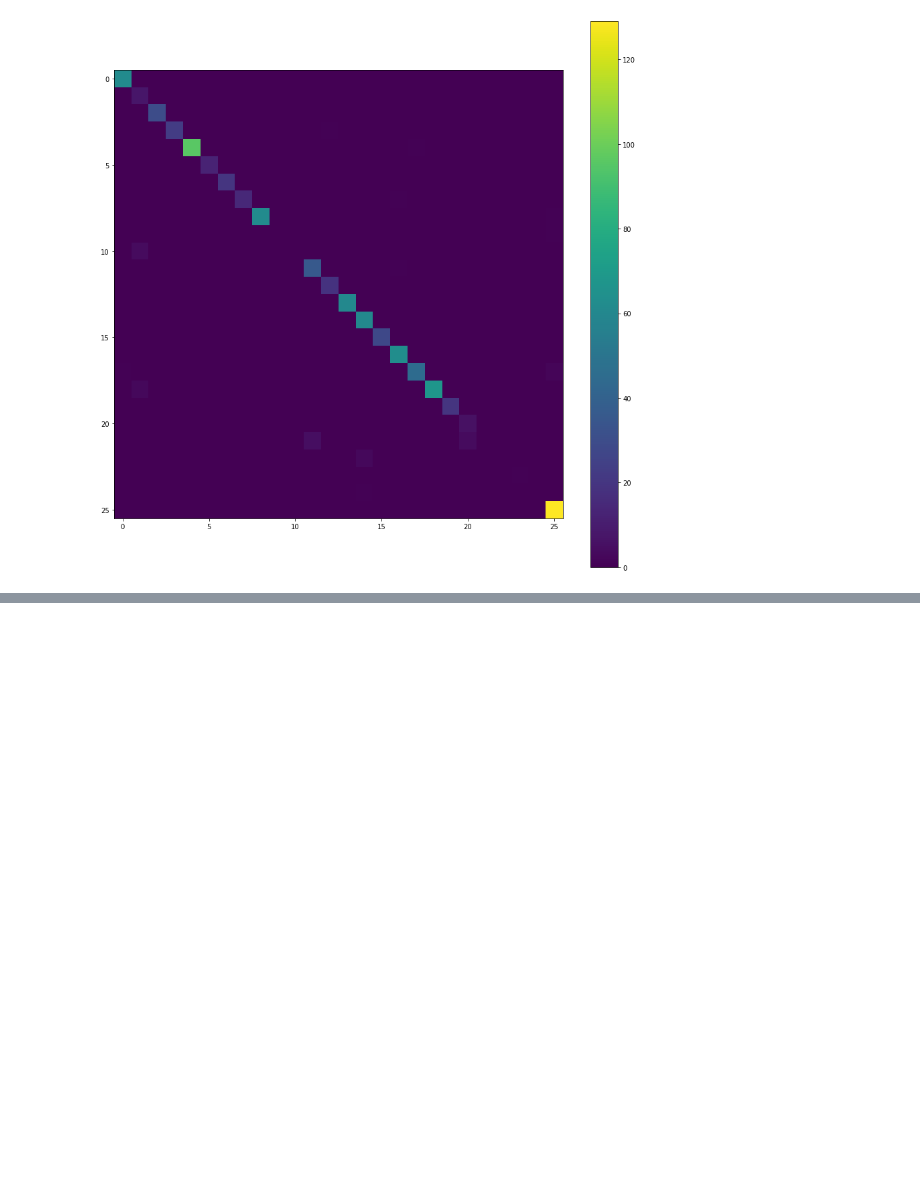
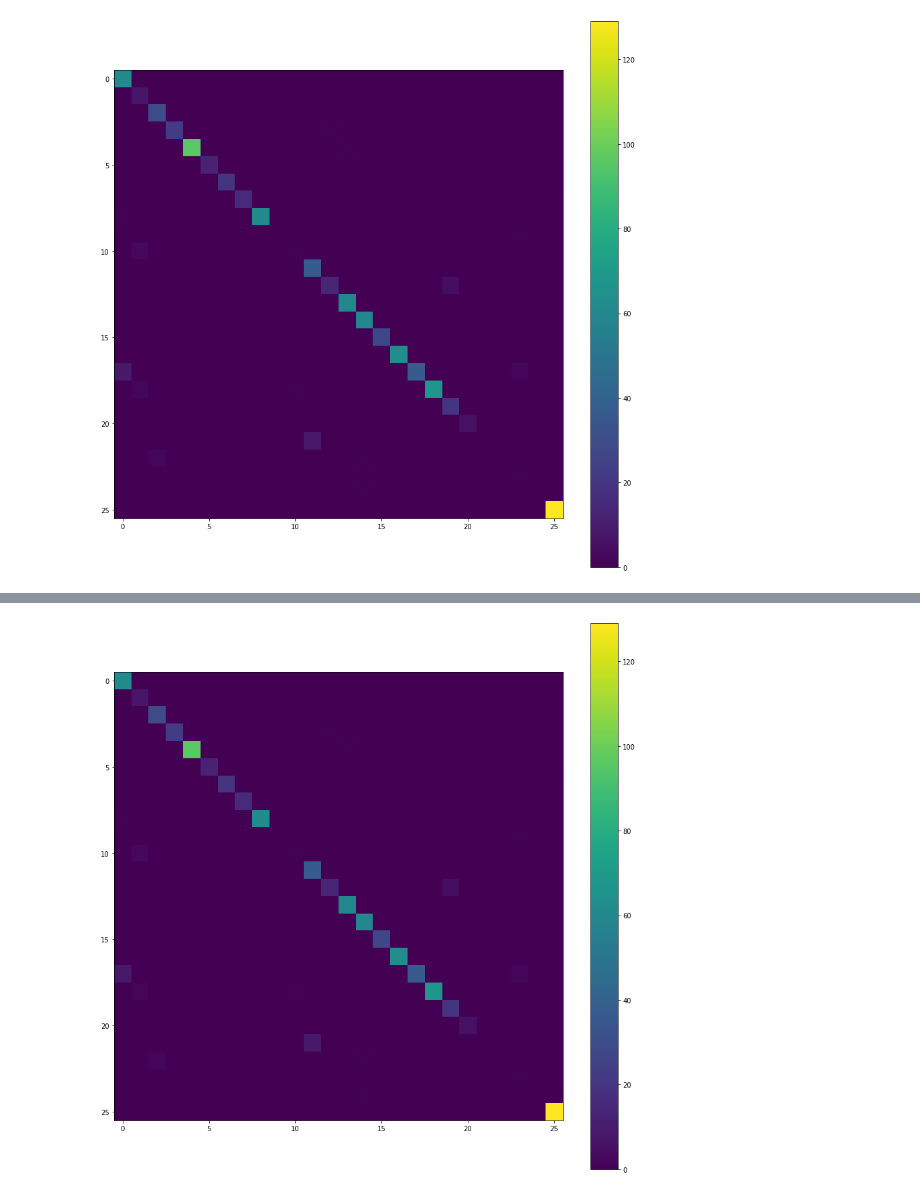
Before and after one commit to MarcAssmann/morse_training, a Jupyter notebook: train_morse.ipynb, the cells around one changed output, grey strips where cells are left out. Drawn from its saved outputs; the diff is of its cells as text; code cells hidden in the pictures; blank space fills up the shorter version.

```diff
--- a/train_morse.ipynb
+++ b/train_morse.ipynb
@@ -195,0 +316,18 @@ plt.show()
+# %%
+y_pred = np.array(sine_model_predictions, dtype=np.float32)
+matrix = tf.math.confusion_matrix(y_pred.argmax(axis=2)[:,0],y_test.argmax(axis=2)[:,0])
+
+matrix = confusion_matrix(y_test.argmax(axis=2)[:,0], y_pred.argmax(axis=2)[:,0])
+
+fig = plt.figure(figsize=(15, 15))
+plt.imshow(matrix, interpolation="nearest", origin="upper")
+plt.colorbar()
+plt.show()
+
+
+
+# sine_model_predictions = []
+# sine_model_quantized_predictions = []
+# print(classification_report(y_test.argmax(axis=2)[:,0], y_pred.argmax(axis=2)[:,0]))
+# %% [output]
+[figure, added]
```
Also changed, not shown: parts of 12 cells of this notebook.
